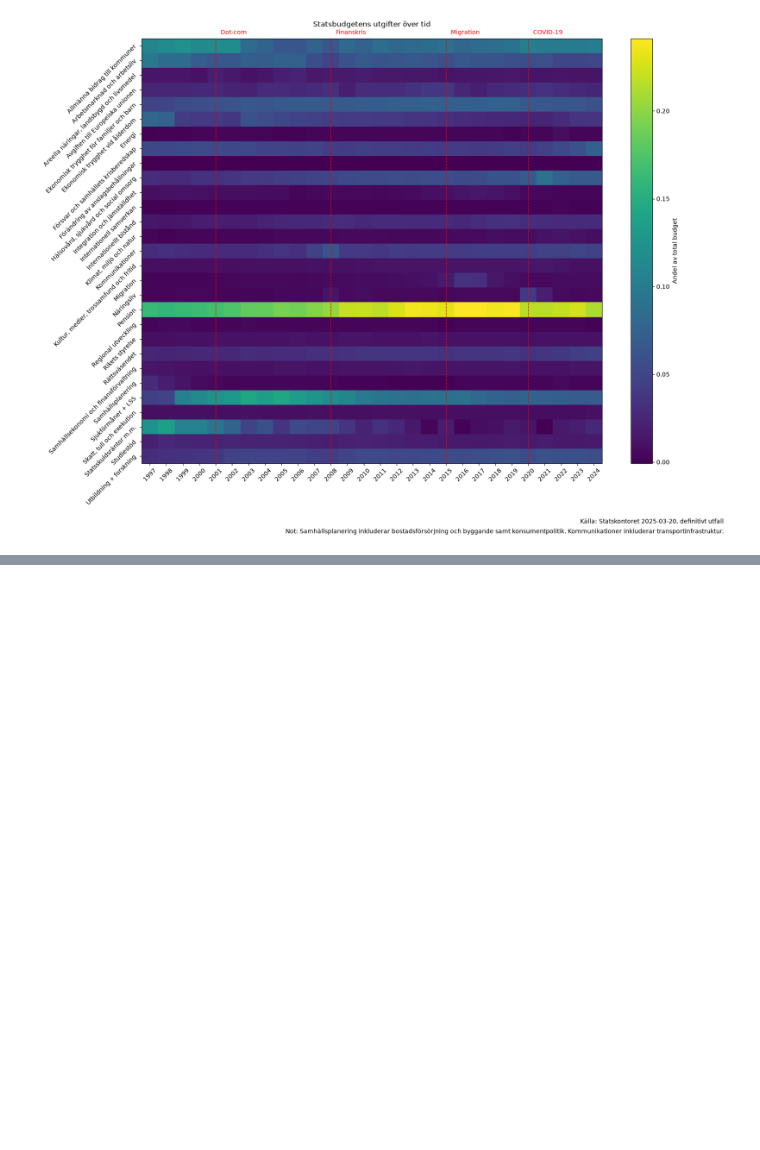
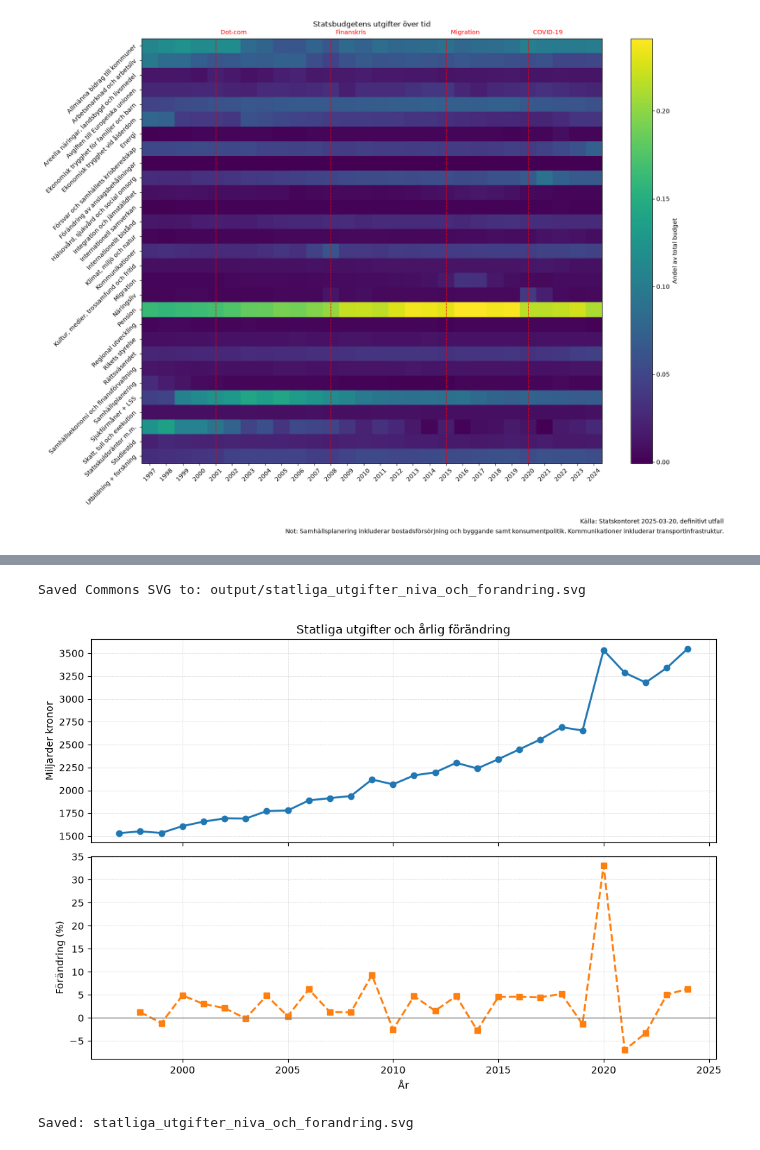
Before and after one commit to dpriskorn/statens-utgifter, a Jupyter notebook: årsutfall.1997-2024.ipynb, the cells around one changed output, grey strips where cells are left out. Cells and saved outputs as stored; diff of their text form; code cells hidden in the pictures; blank space fills up the shorter version.

```diff
--- a/årsutfall.1997-2024.ipynb
+++ b/årsutfall.1997-2024.ipynb
@@ -464,0 +564,47 @@ Saved to: output/statsbudget_utgifter.svg
+# %%
+import matplotlib.pyplot as plt
+
+yearly = df.groupby("År")["Utfall_mdr"].sum().sort_index()
+pct_change = yearly.pct_change() * 100
+
+fig, (ax1, ax2) = plt.subplots(2, 1, figsize=(10, 7), sharex=True)
+
+# --- 1: nivå (mdr)
+ax1.plot(
+    yearly.index,
+    yearly.values,
+    marker="o",
+    linewidth=2,
+    color="tab:blue"
+)
+ax1.set_title("Statliga utgifter och årlig förändring")
+ax1.set_ylabel("Miljarder kronor")
+ax1.grid(True, linestyle="--", linewidth=0.5, alpha=0.5)
+
+# --- 2: procent
+ax2.plot(
+    pct_change.index,
+    pct_change.values,
+    marker="s",
+    linestyle="--",
+    linewidth=2,
+    color="tab:orange"
+)
+ax2.axhline(0, color="gray", linewidth=1)
+ax2.set_ylabel("Förändring (%)")
+ax2.set_xlabel("År")
+ax2.grid(True, linestyle="--", linewidth=0.5, alpha=0.5)
+
+plt.tight_layout()
+
+# --- export (Wikimedia Commons)
+out_path = "statliga_utgifter_niva_och_forandring.svg"
+save_commons_svg(fig, out_path)
+
+plt.show()
+
+print("Saved:", out_path)
+# %% [output]
+Saved Commons SVG to: output/statliga_utgifter_niva_och_forandring.svg
+[figure, added]
+Saved: statliga_utgifter_niva_och_forandring.svg
```
Also changed, not shown: parts of 3 cells of this notebook.
